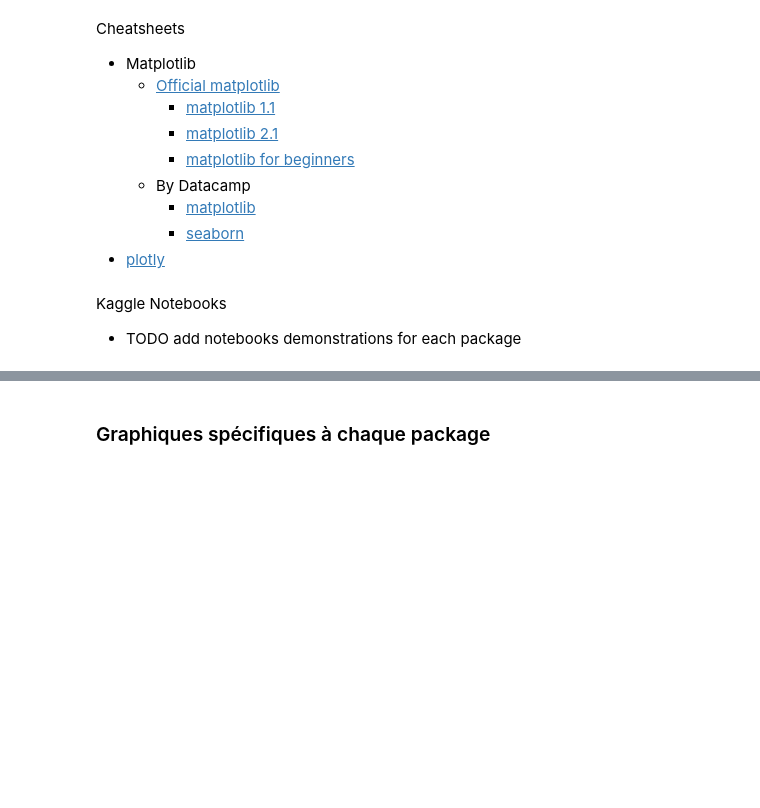
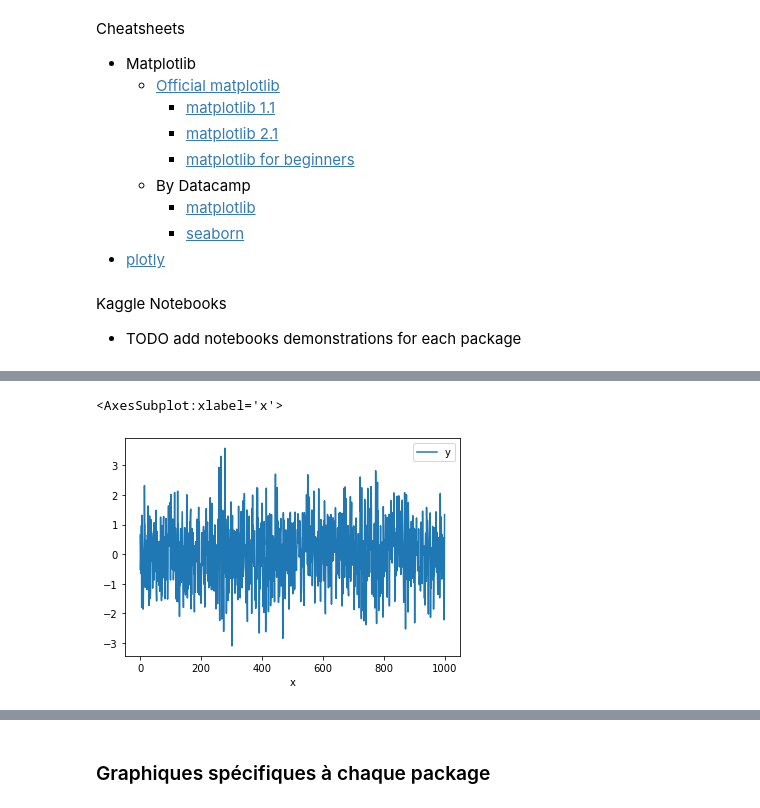
Before and after one commit to AlexisBogroff/data_viz_python_1_day, a Jupyter notebook: cours_partie_1.ipynb, the cells around one changed output, grey strips where cells are left out. Saved outputs shown, nothing was run; the diff lists cells and outputs as text; code cells hidden in the pictures; blank space fills up the shorter version.

```diff
--- a/cours_partie_1.ipynb
+++ b/cours_partie_1.ipynb
@@ -42,0 +62,6 @@ import plotly.express as px
+# %%
+# From Pandas DataFrames
+df.plot('x', 'y')
+# %% [output]
+<AxesSubplot:xlabel='x'>
+[figure, added]
```
Also changed, not shown: parts of 28 cells of this notebook.
